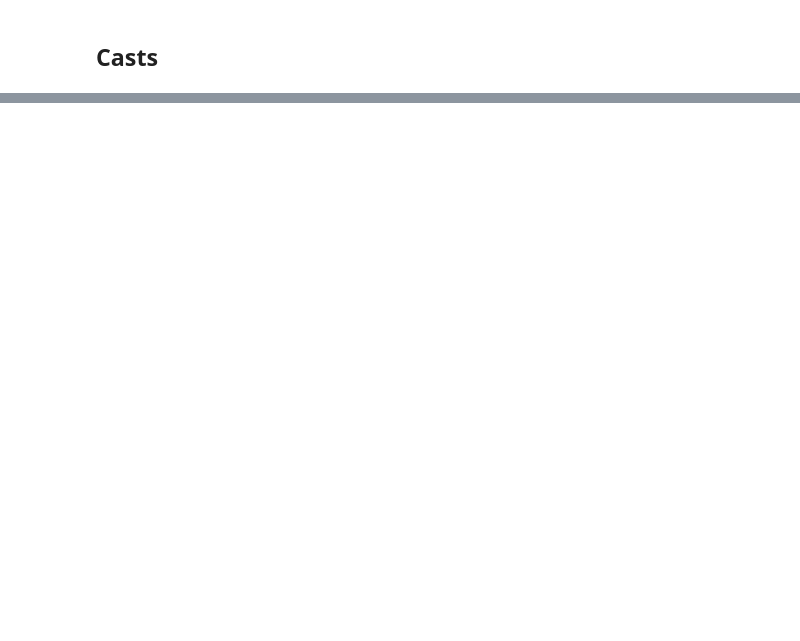
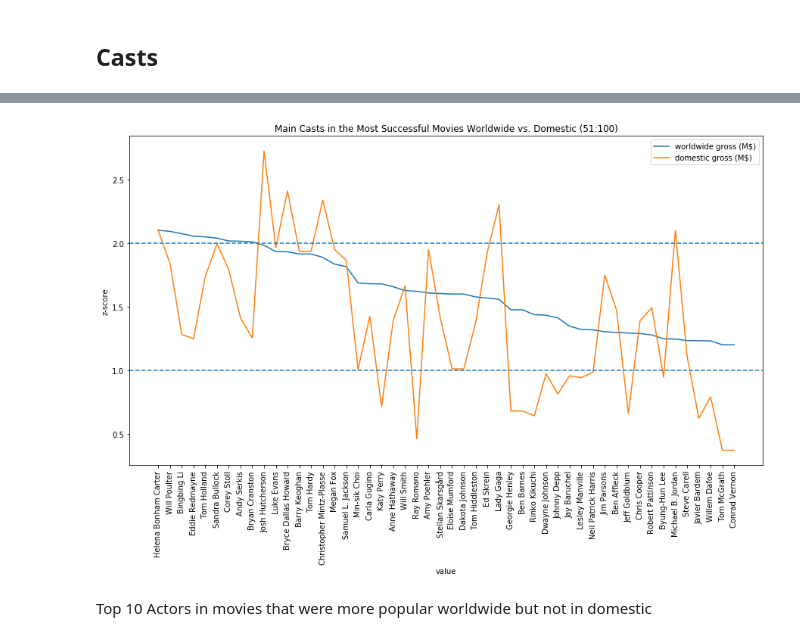
Before and after one commit to stereopickle/DS_movie_EDA, a Jupyter notebook: 011.Data_Analysis_People.ipynb, the cells around one changed output, grey strips where cells are left out. Cells and saved outputs as stored; diff of their text form; code cells hidden in the pictures; blank space fills up the shorter version.

```diff
--- a/011.Data_Analysis_People.ipynb
+++ b/011.Data_Analysis_People.ipynb
@@ -315,0 +337,23 @@ tmp[tmp.rating_z_IMDB > 1].sort_values(by = 'popularity_z', ascending = False)[0
+# %%
+fig = plt.figure(figsize = (15, 8))
+ax1 = fig.add_subplot(111)
+
+sns.lineplot(x = 'value', y = 'worldwide_gross_z',
+             label = 'worldwide gross (M$)', data = casts_rev_m[50:100], sort = False, ax = ax1)
+sns.lineplot(x = 'value', y = 'domestic_gross_z',
+             label = 'domestic gross (M$)', data = casts_rev_m[50:100], sort = False, ax = ax1)
+
+#label = 'domestic gross',
+ax1.set_xticklabels(labels = casts_rev_m[50:100].value, rotation=90)
+ax1.axhline(2, ls='--')
+ax1.axhline(1, ls='--')
+ax1.axhline(2, ls='--')
+
+plt.ylabel("z-score")
+plt.title("Main Casts in the Most Successful Movies Worldwide vs. Domestic (51:100)")
+plt.legend()
+plt.show()
+# %% [output]
+[figure, added]
+# %% [markdown]
+Top 10 Actors in movies that were more popular worldwide but not in domestic
```
Also changed, not shown: parts of 14 cells of this notebook, 2 other files.
